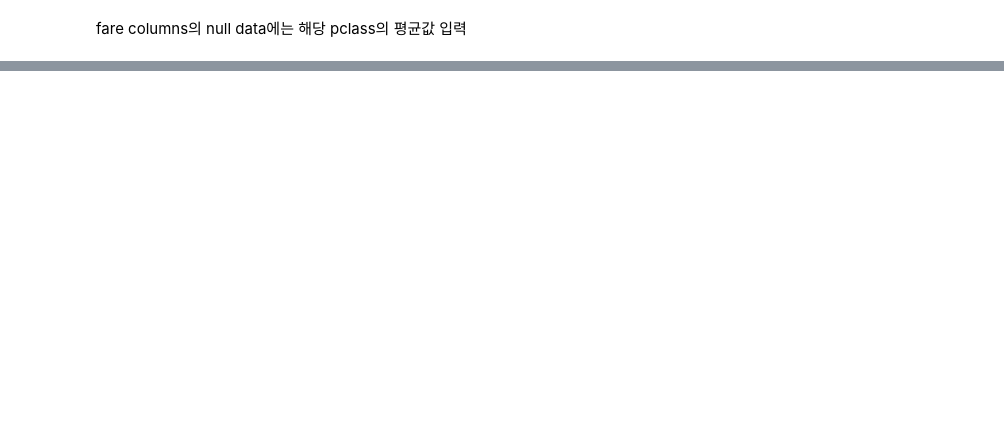
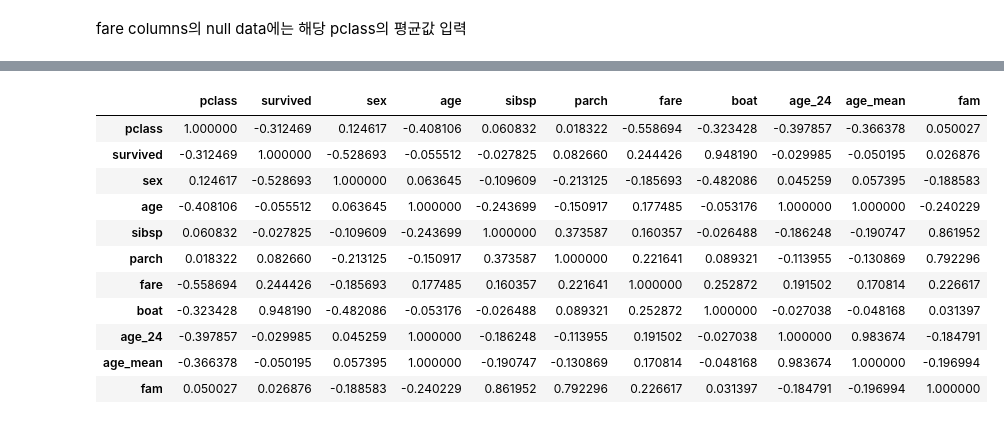
Before and after one commit to ezerwi/python-lecture, a Jupyter notebook: ml_머신러닝 기반 데이터 분석_평가_위정훈_miniproject.ipynb, the cells around one changed output, grey strips where cells are left out. Saved outputs shown, nothing was run; the diff lists cells and outputs as text; code cells hidden in the pictures; blank space fills up the shorter version.

```diff
--- a/ml_머신러닝 기반 데이터 분석_평가_위정훈_miniproject.ipynb
+++ b/ml_머신러닝 기반 데이터 분석_평가_위정훈_miniproject.ipynb
@@ -267,0 +322,17 @@ print (tt['age'][(tt.parch.notnull()) & (tt.sibsp.notnull())].unique())
+# %%
+# print (tt.age.isnull().sum(),'\n')
+
+tt['age_24'] = tt.age.fillna(value = 24, inplace=False)
+print (tt.age_24.isnull().sum(), '\n')
+
+tt['age_mean'] = tt.age.fillna(value = round(tt.age.mean(), 2), inplace=False)
+print (tt.age_mean.isnull().sum(), '\n')
+
+# display (tt['age'][tt.parch == 0].head(5))
+# tt['age_notp'] = tt['age']
+# print (tt[tt.parch == 0]['age_notp'].head(), len(tt[tt.parch == 0]['age_notp']))
+# print (len(tt[tt.parch==0]))
+# tt.loc['age_notp'].fillna(value = tt.age.mode(), inplace=True, )
+# print (tt.age_notp.isnull().sum(), '\n')
+
+display(tt[tt.age.isnull()].head(10))
@@ -284,0 +411,15 @@ display(tt.cabin)
+# %%
+display (tt.corr())
+# %% [output]
+|  | pclass | survived | sex | age | sibsp | parch | fare | boat | age_24 | age_mean | fam |
+| pclass | 1.000000 | -0.312469 | 0.124617 | -0.408106 | 0.060832 | 0.018322 | -0.558694 | -0.323428 | -0.397857 | -0.366378 | 0.050027 |
+| survived | -0.312469 | 1.000000 | -0.528693 | -0.055512 | -0.027825 | 0.082660 | 0.244426 | 0.948190 | -0.029985 | -0.050195 | 0.026876 |
+| sex | 0.124617 | -0.528693 | 1.000000 | 0.063645 | -0.109609 | -0.213125 | -0.185693 | -0.482086 | 0.045259 | 0.057395 | -0.188583 |
+| age | -0.408106 | -0.055512 | 0.063645 | 1.000000 | -0.243699 | -0.150917 | 0.177485 | -0.053176 | 1.000000 | 1.000000 | -0.240229 |
+| sibsp | 0.060832 | -0.027825 | -0.109609 | -0.243699 | 1.000000 | 0.373587 | 0.160357 | -0.026488 | -0.186248 | -0.190747 | 0.861952 |
+| parch | 0.018322 | 0.082660 | -0.213125 | -0.150917 | 0.373587 | 1.000000 | 0.221641 | 0.089321 | -0.113955 | -0.130869 | 0.792296 |
+| fare | -0.558694 | 0.244426 | -0.185693 | 0.177485 | 0.160357 | 0.221641 | 1.000000 | 0.252872 | 0.191502 | 0.170814 | 0.226617 |
+| boat | -0.323428 | 0.948190 | -0.482086 | -0.053176 | -0.026488 | 0.089321 | 0.252872 | 1.000000 | -0.027038 | -0.048168 | 0.031397 |
+| age_24 | -0.397857 | -0.029985 | 0.045259 | 1.000000 | -0.186248 | -0.113955 | 0.191502 | -0.027038 | 1.000000 | 0.983674 | -0.184791 |
+| age_mean | -0.366378 | -0.050195 | 0.057395 | 1.000000 | -0.190747 | -0.130869 | 0.170814 | -0.048168 | 0.983674 | 1.000000 | -0.196994 |
+| fam | 0.050027 | 0.026876 | -0.188583 | -0.240229 | 0.861952 | 0.792296 | 0.226617 | 0.031397 | -0.184791 | -0.196994 | 1.000000 |
```
Also changed, not shown: parts of 50 cells of this notebook.
